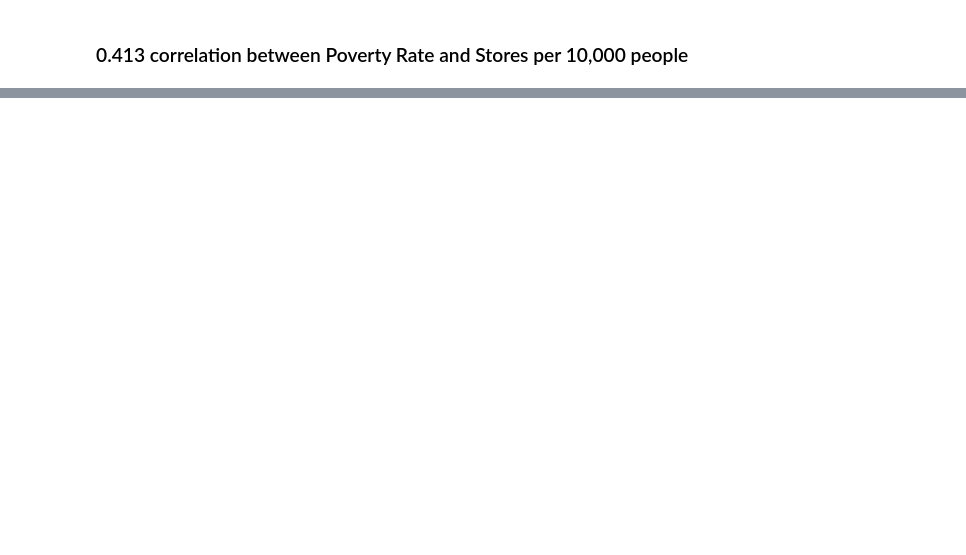
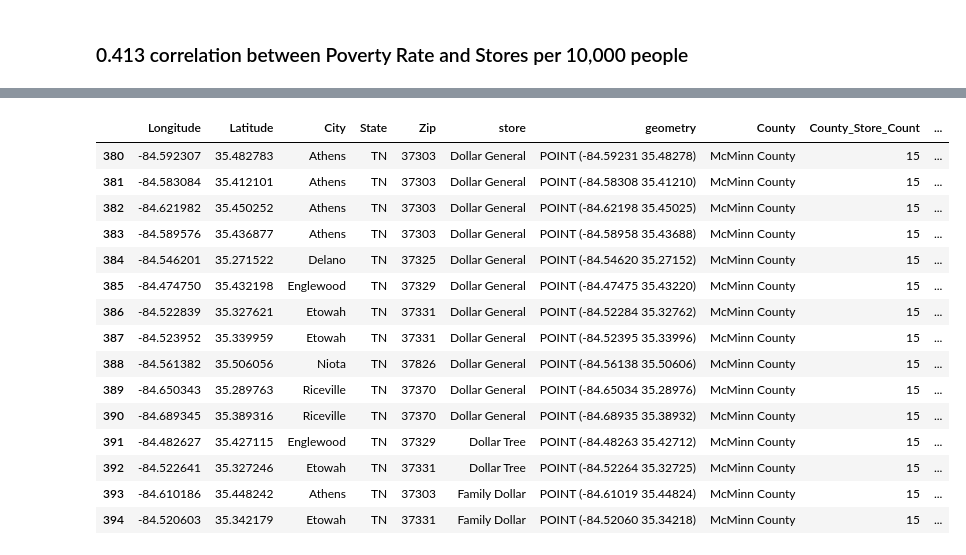
Before and after one commit to jaredsmith7/jared-capstone, a Jupyter notebook: notebooks/geo_dollar_stores_w_eda.ipynb, the cells around one changed output, grey strips where cells are left out. Cells and saved outputs as stored; diff of their text form; code cells hidden in the pictures; blank space fills up the shorter version.

```diff
--- a/notebooks/geo_dollar_stores_w_eda.ipynb
+++ b/notebooks/geo_dollar_stores_w_eda.ipynb
@@ -73,5 +208,6 @@ obesity = obesity.drop(columns = ["State","CountyFIPS","Lower Limit"," Upper Lim
 # %%
 obesity['County'] = obesity['County'].replace('Dekalb County','De Kalb County')
 obesity['County'] = obesity['County'].replace('Mcnairy County','McNairy County')
+obesity['County'] = obesity['County'].replace('Mcminn County','McMinn County')
 # %%
 obesity
@@ -200,0 +617,19 @@ plt.ylabel('Stores_Per_10k')
+# %%
+Count_Merge.loc[Count_Merge['County'] == 'McMinn County']
+# %% [output]
+|  | Longitude | Latitude | City | State | Zip | store | geometry | County | County_Store_Count | ... |
+| 380 | -84.592307 | 35.482783 | Athens | TN | 37303 | Dollar General | POINT (-84.59231 35.48278) | McMinn County | 15 | ... |
+| 381 | -84.583084 | 35.412101 | Athens | TN | 37303 | Dollar General | POINT (-84.58308 35.41210) | McMinn County | 15 | ... |
+| 382 | -84.621982 | 35.450252 | Athens | TN | 37303 | Dollar General | POINT (-84.62198 35.45025) | McMinn County | 15 | ... |
+| 383 | -84.589576 | 35.436877 | Athens | TN | 37303 | Dollar General | POINT (-84.58958 35.43688) | McMinn County | 15 | ... |
+| 384 | -84.546201 | 35.271522 | Delano | TN | 37325 | Dollar General | POINT (-84.54620 35.27152) | McMinn County | 15 | ... |
+| 385 | -84.474750 | 35.432198 | Englewood | TN | 37329 | Dollar General | POINT (-84.47475 35.43220) | McMinn County | 15 | ... |
+| 386 | -84.522839 | 35.327621 | Etowah | TN | 37331 | Dollar General | POINT (-84.52284 35.32762) | McMinn County | 15 | ... |
+| 387 | -84.523952 | 35.339959 | Etowah | TN | 37331 | Dollar General | POINT (-84.52395 35.33996) | McMinn County | 15 | ... |
+| 388 | -84.561382 | 35.506056 | Niota | TN | 37826 | Dollar General | POINT (-84.56138 35.50606) | McMinn County | 15 | ... |
+| 389 | -84.650343 | 35.289763 | Riceville | TN | 37370 | Dollar General | POINT (-84.65034 35.28976) | McMinn County | 15 | ... |
+| 390 | -84.689345 | 35.389316 | Riceville | TN | 37370 | Dollar General | POINT (-84.68935 35.38932) | McMinn County | 15 | ... |
+| 391 | -84.482627 | 35.427115 | Englewood | TN | 37329 | Dollar Tree | POINT (-84.48263 35.42712) | McMinn County | 15 | ... |
+| 392 | -84.522641 | 35.327246 | Etowah | TN | 37331 | Dollar Tree | POINT (-84.52264 35.32725) | McMinn County | 15 | ... |
+| 393 | -84.610186 | 35.448242 | Athens | TN | 37303 | Family Dollar | POINT (-84.61019 35.44824) | McMinn County | 15 | ... |
+| 394 | -84.520603 | 35.342179 | Etowah | TN | 37331 | Family Dollar | POINT (-84.52060 35.34218) | McMinn County | 15 | ... |
```
Also changed, not shown: parts of 41 cells of this notebook, 2 other files.
